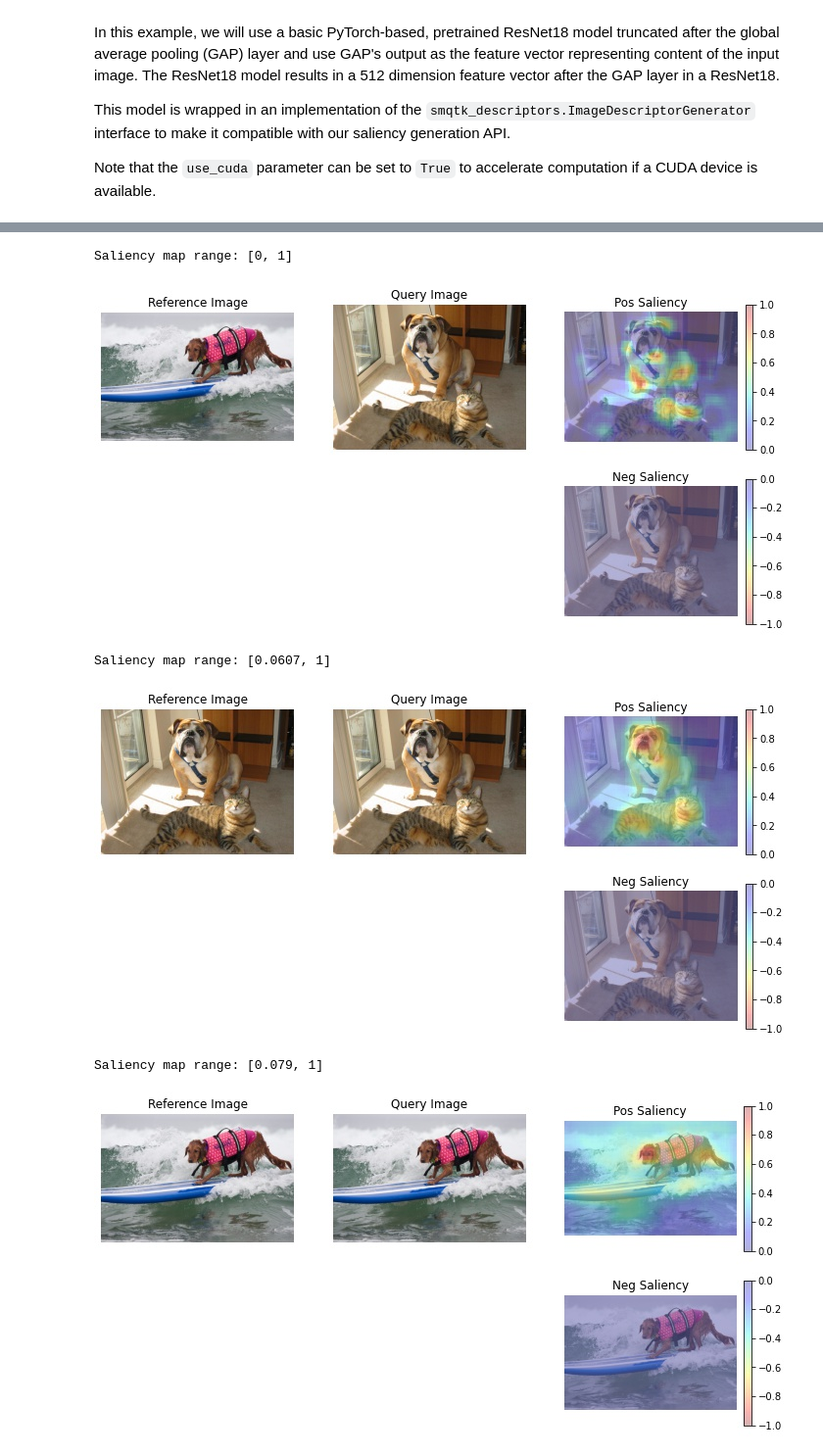
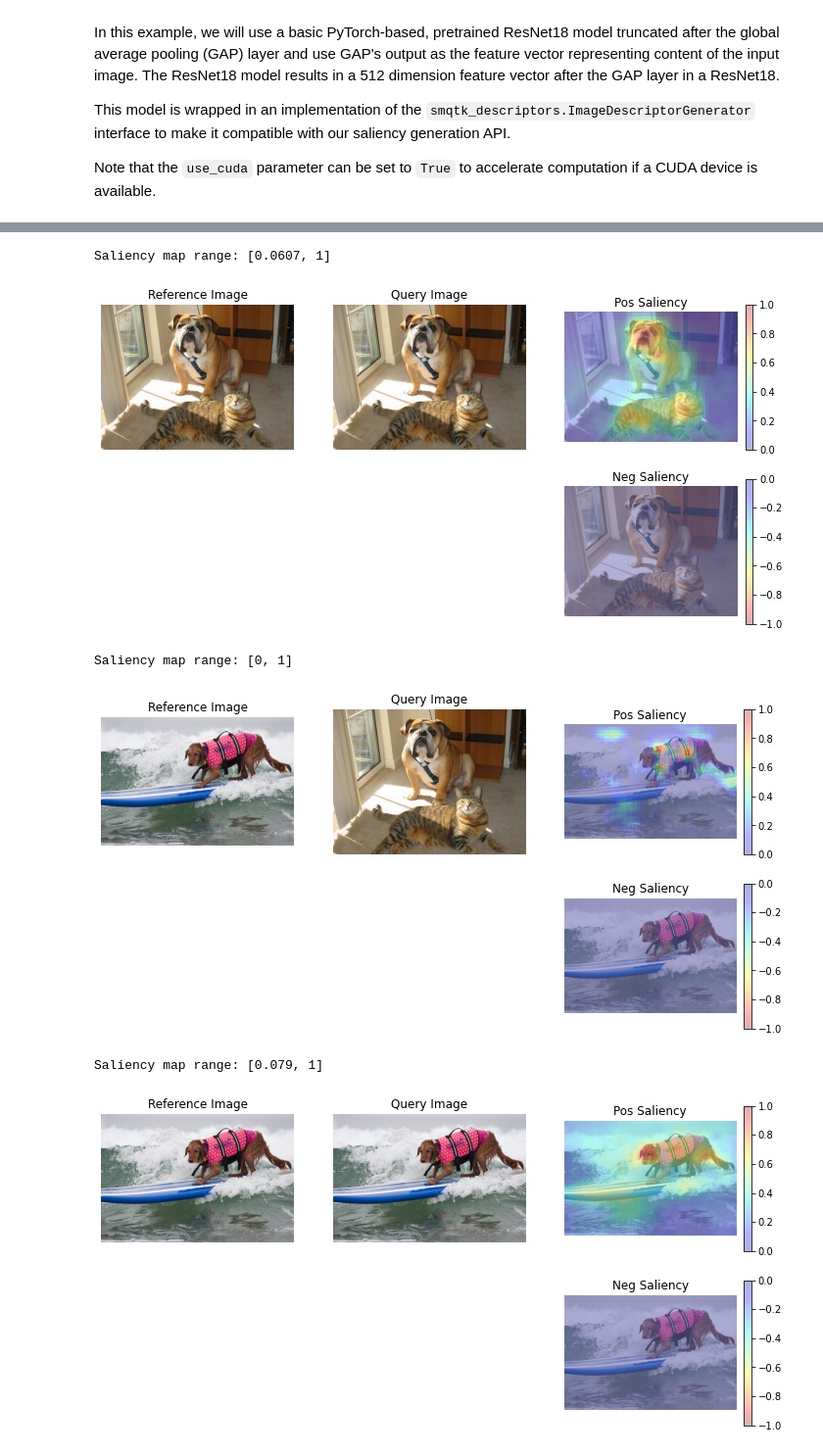
Before and after one commit to XAITK/xaitk-saliency, a Jupyter notebook: examples/SimilarityScoring.ipynb, the cells around one changed output, grey strips where cells are left out. Shown: that part at 98% size. Saved outputs shown, nothing was run; the diff lists cells and outputs as text; code cells hidden in the pictures.

Commit message:
Vectorize image similarity interfaces

```diff
--- a/examples/SimilarityScoring.ipynb
+++ b/examples/SimilarityScoring.ipynb
@@ -179,7 +180,7 @@ def show_sal_map(ref_image, query_image, sal_map):
     # Some magic numbers here to get colorbar to be roughly the same height
     # as the plotted image.
     colorbar_kwargs = {
-        "fraction": 0.046*(query_image.shape[1]/query_image.shape[0]),
+        "fraction": 0.046*(ref_image.shape[1]/ref_image.shape[0]),
         "pad": 0.04,
     }
 
@@ -187,7 +188,7 @@ def show_sal_map(ref_image, query_image, sal_map):
 
     # Positive half saliency
     plt.subplot(2, 3, 3)
-    plt.imshow(query_image, alpha=0.7)
+    plt.imshow(ref_image, alpha=0.7)
     plt.imshow(
         np.clip(sal_map, 0, 1),
         cmap='jet', alpha=0.3
@@ -199,7 +200,7 @@ def show_sal_map(ref_image, query_image, sal_map):
 
     # Negative half saliency
     plt.subplot(2, 3, 6)
-    plt.imshow(query_image, alpha=0.7)
+    plt.imshow(ref_image, alpha=0.7)
     plt.imshow(
         np.clip(sal_map, -1, 0),
         cmap='jet_r', alpha=0.3
@@ -216,35 +217,23 @@ def show_sal_map(ref_image, query_image, sal_map):
 # and reference images for Sliding Window-based perturbation
 
 # a -> b
-sal_map = sal_generator(
+# a -> a
+sal_maps = sal_generator(
     ref_image=test_image1,
-    query_image=test_image2,
+    query_images=[test_image2, test_image1],
     blackbox=desc_gen
 )
-show_sal_map(test_image1, test_image2, sal_map)
+show_sal_map(test_image1, test_image2, sal_maps[0])
+show_sal_map(test_image1, test_image1, sal_maps[1])
 
 # b -> a
-sal_map = sal_generator(
+# b -> b
+sal_maps = sal_generator(
     ref_image=test_image2,
-    query_image=test_image1,
+    query_images=[test_image1, test_image2],
     blackbox=desc_gen
 )
-show_sal_map(test_image2, test_image1, sal_map)
-
-# a -> a
-sal_map = sal_generator(
-    ref_image=test_image1,
-    query_image=test_image1,
-    blackbox=desc_gen
-)
-show_sal_map(test_image1, test_image1, sal_map)
-
-# b -> b
-sal_map = sal_generator(
-    ref_image=test_image2,
-    query_image=test_image2,
-    blackbox=desc_gen
-)
-show_sal_map(test_image2, test_image2, sal_map)
+show_sal_map(test_image2, test_image1, sal_maps[0])
+show_sal_map(test_image2, test_image2, sal_maps[1])
 # %% [output]
 Saliency map range: [0, 1]
@@ -252,6 +241,6 @@ Saliency map range: [0, 1]
-Saliency map range: [0, 1]
+Saliency map range: [0.0607, 1]
-[figure, old version]
+[figure, new version]
-Saliency map range: [0.0607, 1]
+Saliency map range: [0, 1]
-[figure, old version]
+[figure, new version]
 Saliency map range: [0.079, 1]
 [figure]
```
Also changed, not shown: parts of 3 cells of this notebook, 14 other files.
